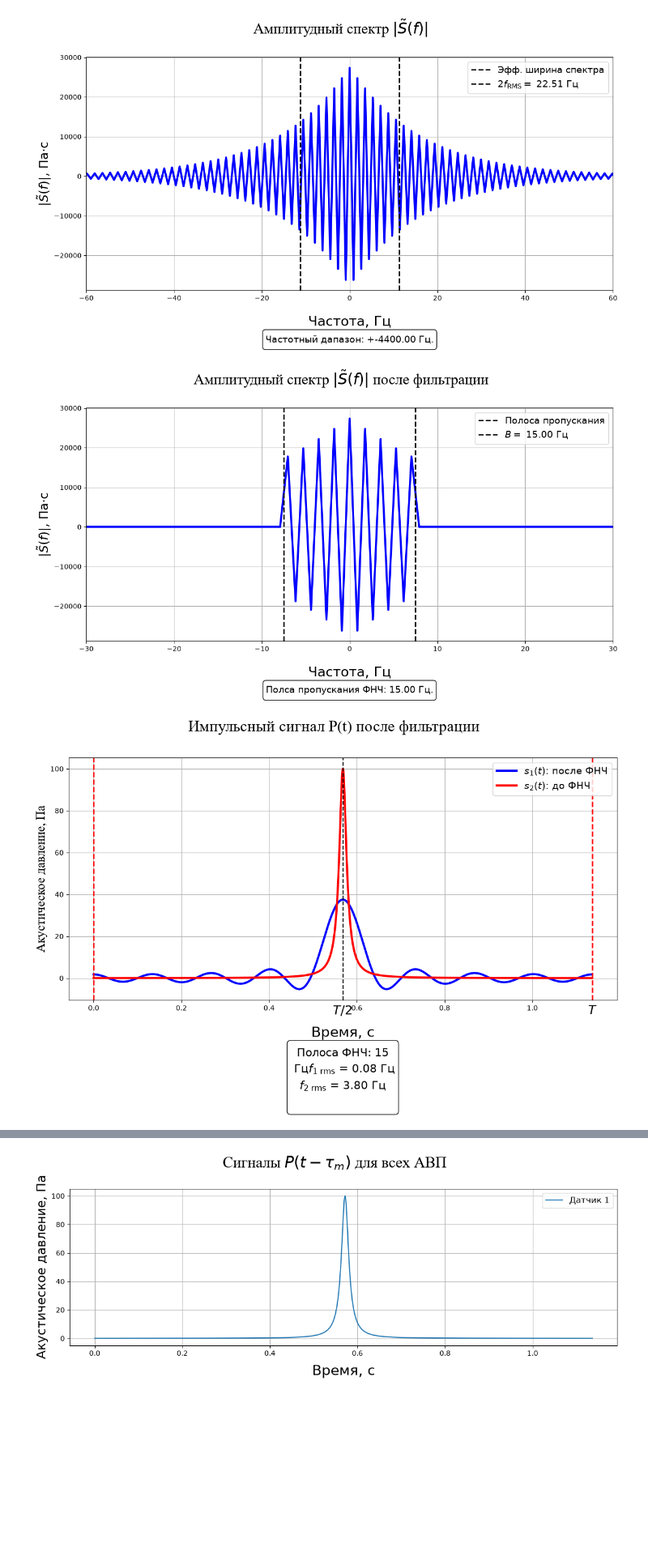
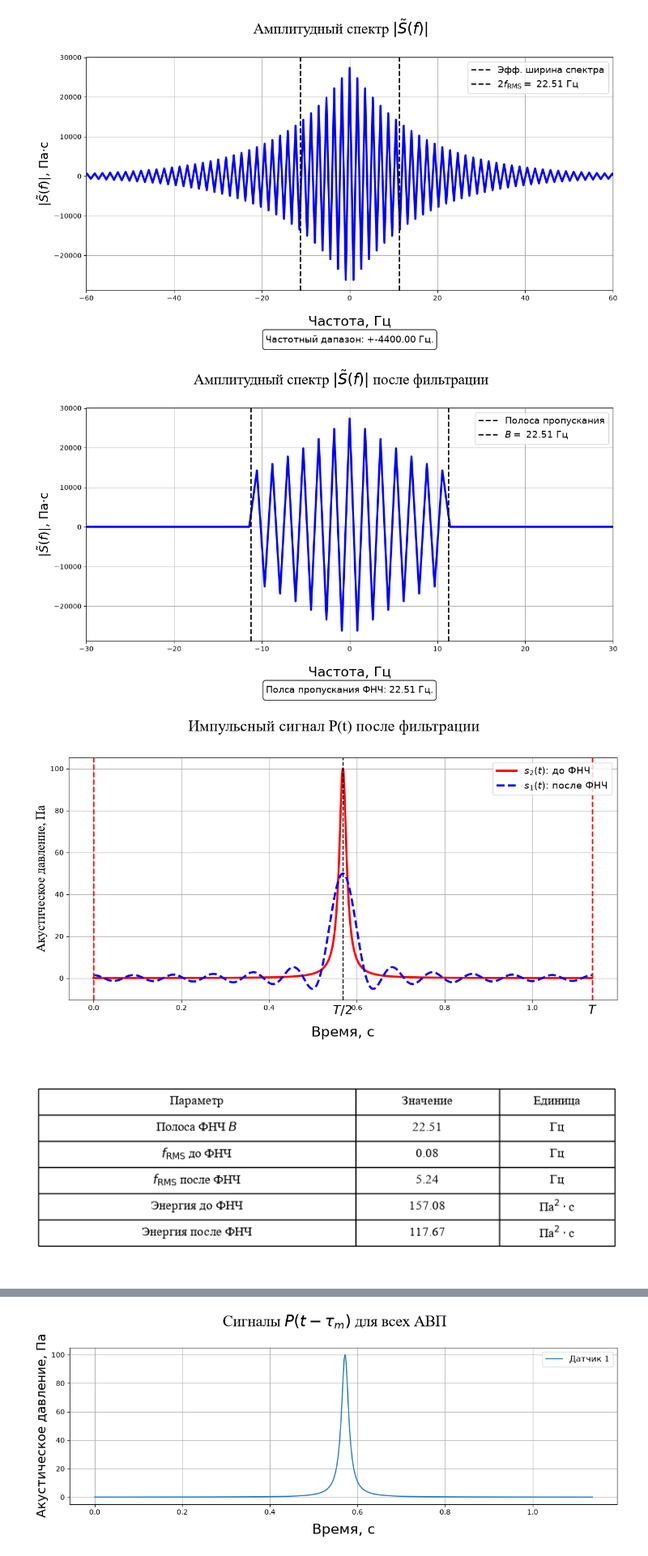
Before and after one commit to veitnemed/piling-main, a Jupyter notebook: notebook.ipynb, the cells around one changed output, grey strips where cells are left out. Shown at 81% size. Drawn from its saved outputs; the diff is of its cells as text; code cells hidden in the pictures; blank space fills up the shorter version.

```diff
--- a/notebook.ipynb
+++ b/notebook.ipynb
@@ -39,15 +39,18 @@ sin_signal = get_sin_signal(config_parametrs)
 
 pulse_signal = get_impulse_signal(config_parametrs)
 pulse_signal_copy = pulse_signal.copy()
-en_signal = calculate_energy(pulse_signal, config_parametrs["time_vector"])
+energy_pulse_value = calculate_energy(pulse_signal, config_parametrs["time_vector"])
 
 spectrum_signal = calculate_freq_spectr(pulse_signal, cfg.FS)
-f_rms = calculate_f_rms(spectrum_signal, config_parametrs)
-B = 15
-width_rms = 2*f_rms
+f_rms_betta = calculate_f_rms(spectrum_signal, config_parametrs)
+
+K = 2
+B = K*f_rms_betta
+width_rms = K*f_rms_betta
 spectrum_filtering_signal = spectrum_filtering(spectrum_signal, B)
 
 back_signal = calculate_time_signa(spectrum_filtering_signal)
+energy_filt_pulse_value = calculate_energy(back_signal, config_parametrs["time_vector"])
 f_rms_new = calculate_f_rms(calculate_freq_spectr(back_signal, cfg.FS),config_parametrs)
 # %%
 
@@ -240,7 +243,7 @@ ax.grid(True)
 plt.savefig(fname = f"images/notebook/{title_main}", bbox_inches = 'tight', dpi = 300)
 plt.show()
 # %% [output]
-[figure, old version]
+[figure, new version]
 # %%
 
 
@@ -249,15 +252,16 @@ title_main = "Импульсный сигнал P(t) после фильтрац
 fig, ax = plt.subplots(1, 1, figsize=(14, 8))
 fig.subplots_adjust(top=0.85, bottom=0.25)
 
-
-ax.plot(
-    cfg.TIME_VECTOR, back_signal,
-    color="blue", linewidth=3, label=r"$s_\text{1}(t)$: после ФНЧ"
-)
 ax.plot(
     cfg.TIME_VECTOR, pulse_signal_copy,
     color="red", linewidth=3, label=r"$s_\text{2}(t)$: до ФНЧ"
 )
+
+ax.plot(
+    cfg.TIME_VECTOR, back_signal,
+    color="blue", linewidth=3, linestyle="--", label=r"$s_\text{1}(t)$: после ФНЧ"
+)
+
 
 # Названия осей и заголовок
 ax.set_xlabel("Время, с", labelpad=20, fontsize=20)
@@ -274,51 +278,43 @@ ax.axvline(
     config_parametrs["center_pulse"],
     color="black", linestyle="--", linewidth=1.5,
 )
 ax.axvline(
     0,
     color="red", linestyle="--", linewidth=2,
 )
 ax.axvline(
     config_parametrs["duration_all"],
     color="red", linestyle="--", linewidth=2
 )
 ax.text(
     config_parametrs["center_pulse"], -0.02, r"$T/2$",
     transform=ax.get_xaxis_transform(),
     ha="center", va="top", fontsize=18
 )
 ax.text(
     config_parametrs["duration_all"], -0.02, r"$T$",
     transform=ax.get_xaxis_transform(),
     ha="center", va="top", fontsize=18
 )
 
 ax.grid(True)
 ax.legend(loc="upper right", fontsize=14)
 
 # Параметры под графиком
-info = (
 
-    f"Полоса ФНЧ: {B}\n Гц"
-    r"$f_\text{1 rms}$ = " + f"{f_rms:.2f} Гц\n"
-    r"$f_\text{2 rms}$ = " + f"{f_rms_new:.2f} Гц\n"
-
-
-
-)
-#ax.set_ylim(-5,2)
-ax.text(
-    0.5, -0.18, info,
-    transform=ax.transAxes,
-    fontsize=16, linespacing=1.5,
-    ha="center", va="top",
-    bbox=dict(boxstyle="round", facecolor="None", alpha=1),
-    clip_on=False
-)
 plt.savefig(fname = f"images/notebook/{title_main}", bbox_inches = 'tight', dpi = 300)
 plt.show()
+
+rows = [
+    [r"Полоса ФНЧ $B$", f"{B:.2f}", "Гц"],
+    [r"$f_{\mathrm{RMS}}$ до ФНЧ", f"{f_rms:.2f}", "Гц"],
+    [r"$f_{\mathrm{RMS}}$ после ФНЧ", f"{f_rms_new:.2f}", "Гц"],
+    ["Энергия до ФНЧ", f"{energy_pulse_value:.2f}", r"Па$^2 \cdot$с"],
+    ["Энергия после ФНЧ", f"{energy_filt_pulse_value:.2f}", r"Па$^2 \cdot$с"],
+]
 # %% [output]
-[figure, old version]
+[figure, new version]
+[figure, added]
 # %%
 # Построение графика
 
```
Also changed, not shown: parts of 5 cells of this notebook, 6 other files.
